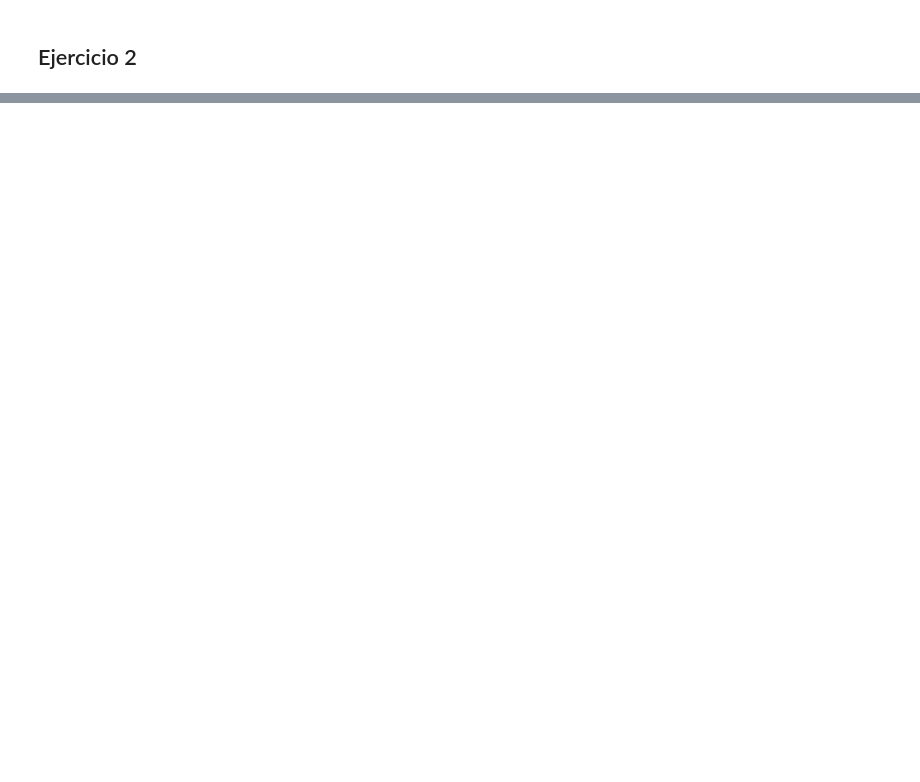
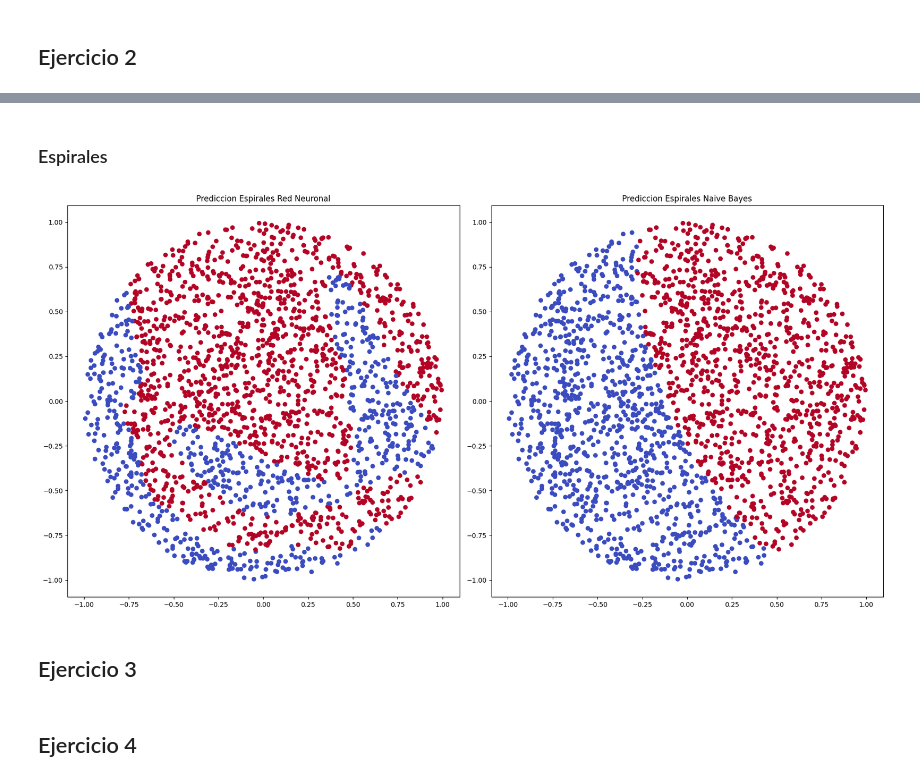
Before and after one commit to Pomarola/IAA, a Jupyter notebook: TP3 Lucas Poma.ipynb, the cells around one changed output, grey strips where cells are left out. Saved outputs shown, nothing was run; the diff lists cells and outputs as text; code cells hidden in the pictures; blank space fills up the shorter version.

```diff
--- a/TP3 Lucas Poma.ipynb
+++ b/TP3 Lucas Poma.ipynb
@@ -223,0 +236,17 @@ plt.show()
+# %%
+clasif = MLPClassifPeso(N2, momentum, learning_rate, epochs, gamma)
+best_red, error_train, error_val, error_test = entrenar_red_peso(clasif, evals, X, y, X_test, y_test)
+
+fig, axs = plt.subplots(1, 2, figsize=(18, 9))
+ax = axs[0]
+ax.scatter(X_test['dim_0'], X_test['dim_1'], c=best_red.predict(X_test), cmap='coolwarm')
+ax.set_title(f'Prediccion 2 Elipses Red Neuronal')
+
+clfb = GaussianNB()
+clfb.fit(X, y)
+ax = axs[1]
+ax.scatter(X_test['dim_0'], X_test['dim_1'], c=clfb.predict(X_test), cmap='coolwarm')
+ax.set_title(f'Prediccion 2 Elipses Naive Bayes')
+
+plt.tight_layout()
+plt.show()
@@ -223,0 +255,2 @@ plt.show()
+# %% [markdown]
+### Espirales
@@ -223,0 +298,30 @@ plt.show()
+# %%
+espiralesTrain = espirales(600)
+espiralesTest = espirales(2000)
+
+X = espiralesTrain.drop(columns=['class'])
+y = espiralesTrain['class']
+
+X_test = espiralesTest.drop(columns=['class'])
+y_test = espiralesTest['class']
+# %%
+clasif = MLPClassifPeso(N2, momentum, learning_rate, epochs, gamma)
+best_red, error_train, error_val, error_test = entrenar_red_peso(clasif, evals, X, y, X_test, y_test)
+
+fig, axs = plt.subplots(1, 2, figsize=(18, 9))
+ax = axs[0]
+ax.scatter(X_test['dim_0'], X_test['dim_1'], c=best_red.predict(X_test), cmap='coolwarm')
+ax.set_title(f'Prediccion Espirales Red Neuronal')
+
+clfb = GaussianNB()
+clfb.fit(X, y)
+ax = axs[1]
+ax.scatter(X_test['dim_0'], X_test['dim_1'], c=clfb.predict(X_test), cmap='coolwarm')
+ax.set_title(f'Prediccion Espirales Naive Bayes')
+
+plt.tight_layout()
+plt.show()
+# %% [output]
+[figure, added]
+# %% [markdown]
+## Ejercicio 3
@@ -223,0 +367,2 @@ plt.show()
+# %% [markdown]
+## Ejercicio 4
```
Also changed, not shown: parts of 20 cells of this notebook, 1 other file.
